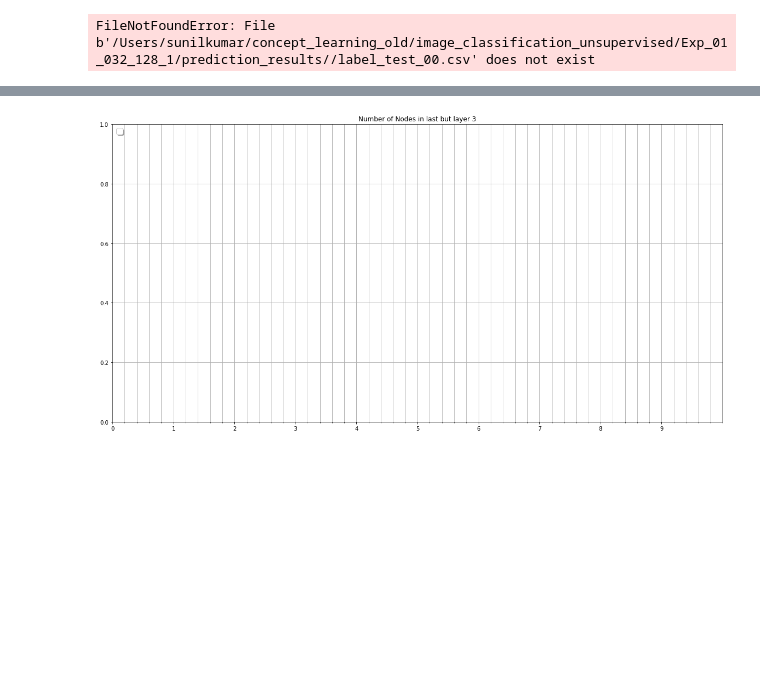
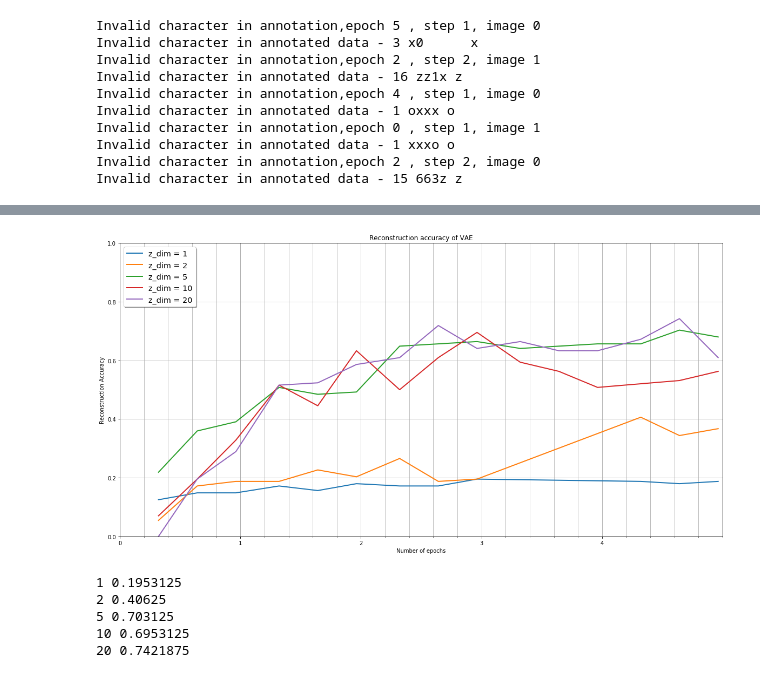
Before and after one commit to sunilvengalil/concept_learning, a Jupyter notebook: analysis/notebooks/find_accuracy.ipynb, the cells around one changed output, grey strips where cells are left out. Cells and saved outputs as stored; diff of their text form; code cells hidden in the pictures; blank space fills up the shorter version.

```diff
--- a/analysis/notebooks/find_accuracy.ipynb
+++ b/analysis/notebooks/find_accuracy.ipynb
@@ -17,30 +18,21 @@ pd.set_option('display.max_columns', 400)
 N_3 = 32
 N_2 = 128
 N_1 = 64
-Z_DIM = 10
-run_id = 2
+Z_DIM = 5
+run_id = 1
 
-ROOT_PATH = "/Users/sunilkumar/concept_learning_old/image_classification_unsupervised/"
+#ROOT_PATH = "/Users/sunilkumar/concept_learning_old/Final_results/"
+ROOT_PATH = "/Users/sunilkumar/concept_learning_old/image_classification_old/"
 exp_config = ExperimentConfig(ROOT_PATH, 4, Z_DIM, [N_1, N_2, N_3], None)
-exp_config.check_and_create_directories(run_id)
-BATCH_SIZE = exp_config.BATCH_SIZE
-DATASET_NAME = exp_config.dataset_name
-exp_config.check_and_create_directories(run_id, create=False)
-
-SPLIT_NAME = exp_config.split_name
-run_ids = [1]
-if not exp_config.check_and_create_directories(run_ids, create=False):
+if not exp_config.check_and_create_directories(run_id, create=False):
     raise Exception("Directories does not exist")
 # %%
 MODEL_NAME ="VAE"
 
 annotator = "SUNIL"
-num_label_files = 2
-NUMBER_OF_ROWS = 16
-NUM_DIGITS_PER_ROW = 4
-MAX_BACKUPS = 10
+#NUMBER_OF_ROWS = 16
+#NUM_DIGITS_PER_ROW = 4
 ANNOTATED_CSV = "annotation.csv"
-last_epoch = 20
 eval_interval = 300
 
 num_label_files = 2
@@ -49,11 +41,11 @@ num_digits_per_row = 4
 # %%
 run_id = 1
 accuracy_dict =dict()
-max_epoch = 10
+max_epoch = 5
 for z_dim in [1, 2, 5, 10, 20]:
     BASE_PATH = get_base_path(ROOT_PATH, z_dim, N_3, N_2,
                               exp_config.num_cluster_config,
-                              version=run_id)
+                              run_id=run_id)
     PREDICTION_RESULTS_PATH = os.path.join(BASE_PATH, "prediction_results/")
     ANNOTATED_PATH = BASE_PATH + "manual_annotation"
 
@@ -69,12 +61,21 @@ for z_dim in [1, 2, 5, 10, 20]:
                                    eval_interval)
     accuracy_dict[z_dim] = [max(accuracy_df["Accuracy"].values),accuracy_df]
 # %% [output]
-FileNotFoundError: File b'/Users/sunilkumar/concept_learning_old/image_classification_unsupervised/Exp_01_032_128_1/prediction_results//label_test_00.csv' does not exist
+Invalid character in annotation,epoch 5 , step 1, image 0
+Invalid character in annotated data - 3 x0      x
+Invalid character in annotation,epoch 2 , step 2, image 1
+Invalid character in annotated data - 16 zz1x z
+Invalid character in annotation,epoch 4 , step 1, image 0
+Invalid character in annotated data - 1 oxxx o
+Invalid character in annotation,epoch 0 , step 1, image 1
+Invalid character in annotated data - 1 xxxo o
+Invalid character in annotation,epoch 2 , step 2, image 0
+Invalid character in annotated data - 15 663z z
 # %%
 # TODO format the legend properly
 from matplotlib.ticker import MultipleLocator
 num_training_samples = 59872
-steps_per_epoch = num_training_samples / BATCH_SIZE
+steps_per_epoch = num_training_samples / exp_config.BATCH_SIZE
 max_steps =  max_epoch * steps_per_epoch
 plt.figure(figsize=(20,10))
 plot_filename = "reconstruction_accuracy.jpg"
@@ -85,7 +86,7 @@ for z_dim, result in accuracy_dict.items():
     x = x.reshape(x.shape[0])
     y = accuracy_df["Accuracy"].values
     y = y.reshape(y.shape[0])
-    plt.plot(x, y, label="z_dim = {}:    Number of layers in 3rd layer ={}".format(z_dim,N_3), lw=2)
+    plt.plot(x, y, label=f"z_dim = {z_dim}", lw=2)
     plt.xlabel("Number of epochs")
     plt.ylabel("Reconstruction Accuracy")
 plt.legend(loc='upper left', shadow=True, fontsize='x-large')
@@ -93,9 +94,10 @@ plt.xlim(0,max_epoch)
 plt.xticks([i for i in range(max_epoch)])
 
 plt.ylim(0,1)
+plt.xlim(0, max_epoch)
 plt.grid(which="both")
 plt.axes().xaxis.set_minor_locator(MultipleLocator(0.2))
-plt.title("Number of Nodes in last but layer 3".format(N_3))
+plt.title("Reconstruction accuracy of VAE")
 plt.savefig(os.path.join(ROOT_PATH, "combined_analysis", plot_filename), bbox="tight")
 #.savefig(os.path.join(DOC_PATH, plot_filename), bbox="tight")
 # %% [output]
@@ -103,6 +104,12 @@ W0708 15:42:24.179824 140735495193472 legend.py:1383] No handles with labels fou
-[figure, old version]
+[figure, new version]
 # %%
 for z_dim, result in accuracy_dict.items():
     print(z_dim, max(result[1]["Accuracy"].values))
+# %% [output]
+1 0.1953125
+2 0.40625
+5 0.703125
+10 0.6953125
+20 0.7421875
 # %%
 accuracy_dict =dict()
```
Also changed, not shown: parts of 53 cells of this notebook, 25 other files.
